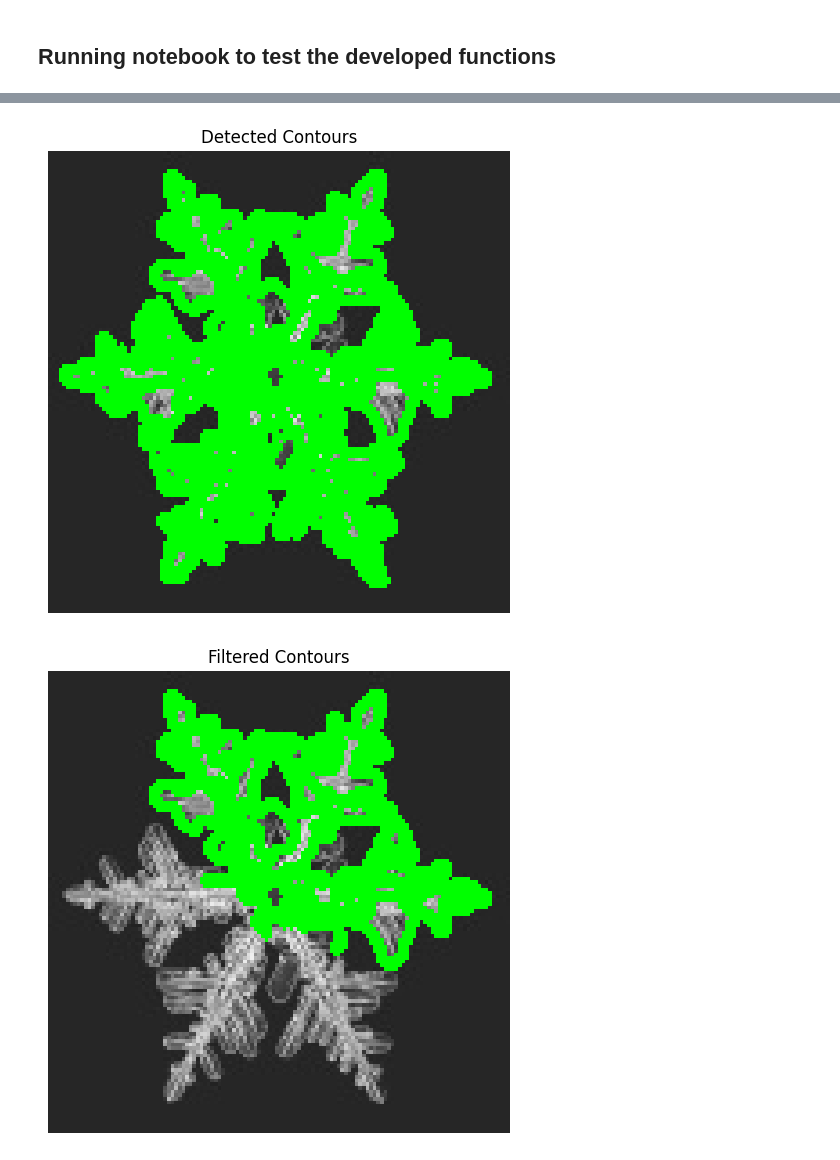
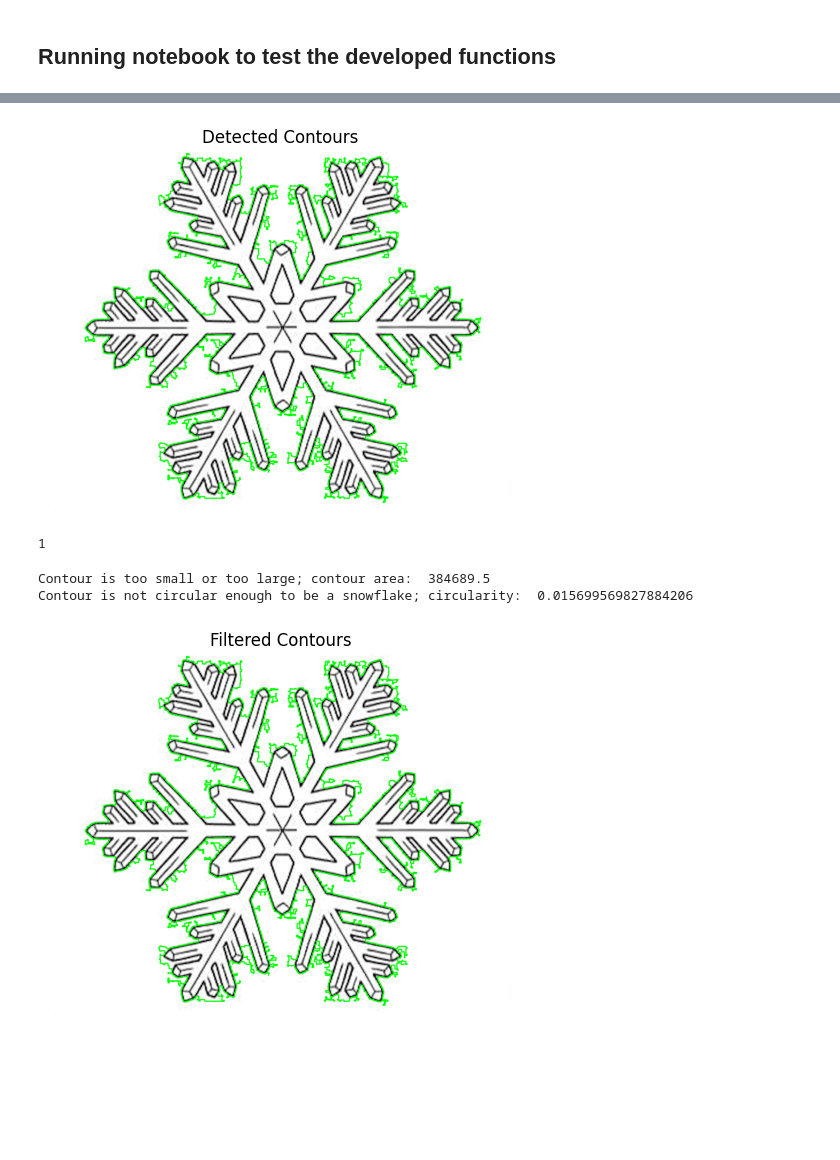
Before and after one commit to lusxvr/sf_ranking, a Jupyter notebook: dev.ipynb, the cells around one changed output, grey strips where cells are left out. Drawn from its saved outputs; the diff is of its cells as text; code cells hidden in the pictures; blank space fills up the shorter version.

Commit message:
try morphological operations to get one single contour

```diff
--- a/dev.ipynb
+++ b/dev.ipynb
@@ -10,6 +13,6 @@ from src import symetry_analysis as sa
 # %%
 # Path to the uploaded image
-image_path = "data/042.jpg"
+image_path = "data/artificial2.png"
 image = cv2.imread(image_path)
 
 
@@ -44,17 +47,23 @@ plt.imshow(contour_image)
 plt.axis('off')
 plt.show()
 # %% [output]
-[figure, old version]
+[figure, new version]
+# %%
+len(contours)
+# %% [output]
+1
 # %%
-filtered_contour_image, filtered_contours = cd.filter_contours(preprocessed_image, contours, min_area=100, max_area=10000, circularity_threshold=0.01)
+filtered_contour_image, filtered_contours = cd.filter_contours(preprocessed_image, contours, min_area=100, max_area=10000)#, circularity_threshold=0.01)
 
 plt.figure(figsize=(6, 6))
 plt.title("Filtered Contours")
 plt.imshow(cv2.cvtColor(filtered_contour_image, cv2.COLOR_BGR2RGB))
 plt.axis('off')
 plt.show()
 # %% [output]
+Contour is too small or too large; contour area:  384689.5
+Contour is not circular enough to be a snowflake; circularity:  0.015699569827884206
-[figure, old version]
+[figure, new version]
 # %%
 symmetry_scores = sa.analyze_symmetry(preprocessed_image, filtered_contours)
 # %% [output]
```
Also changed, not shown: parts of 5 cells of this notebook, 8 other files.
